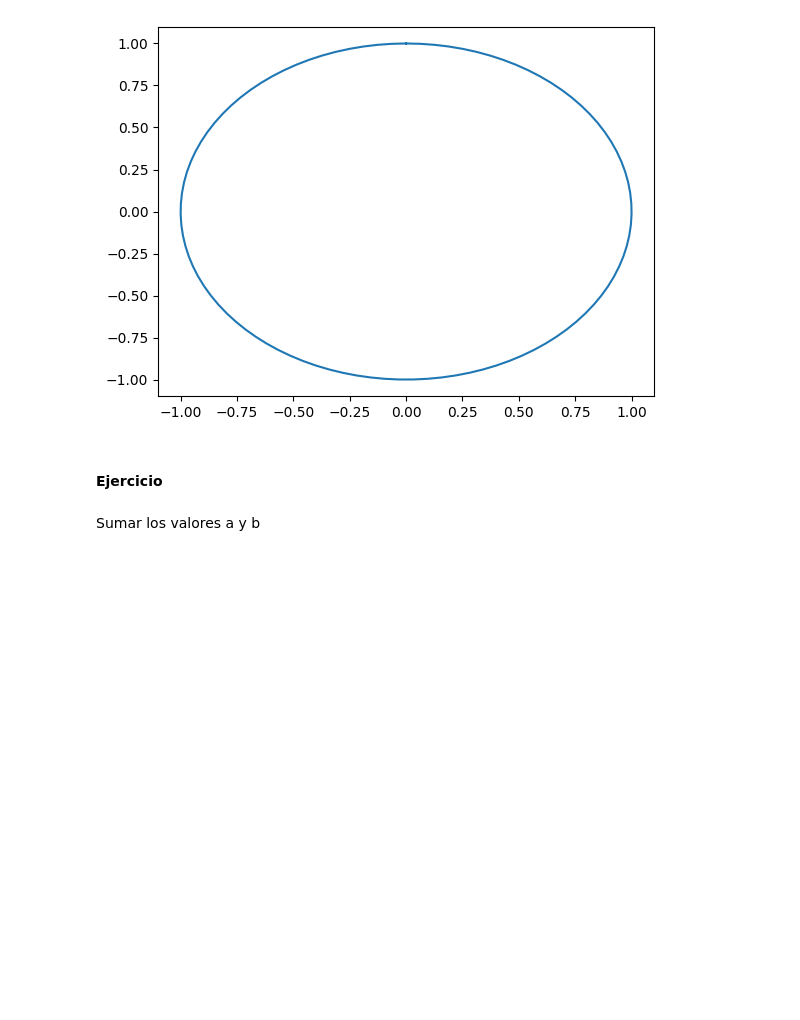
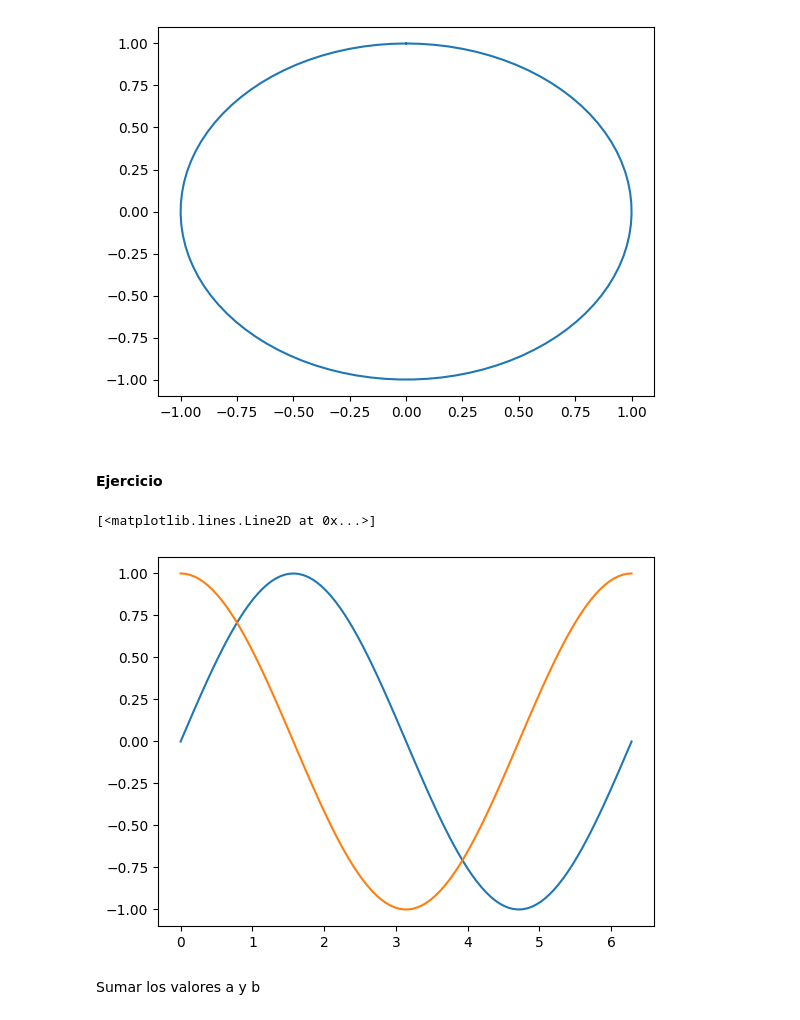
Before and after one commit to JohnFrankIb/Numpy, a Jupyter notebook: main.ipynb, the cells around one changed output. Cells and saved outputs as stored; diff of their text form; code cells hidden in the pictures; blank space fills up the shorter version.

```diff
--- a/main.ipynb
+++ b/main.ipynb
@@ -154,6 +154,12 @@ plt.show()
 [figure]
 # %% [markdown]
 #### Ejercicio
+# %%
+plt.plot(rad,sen)
+plt.plot(rad,cos)
+# %% [output]
+[<matplotlib.lines.Line2D at 0x...>]
+[figure, added]
 # %% [markdown]
 Sumar los valores a y b
 # %% [markdown]
```
